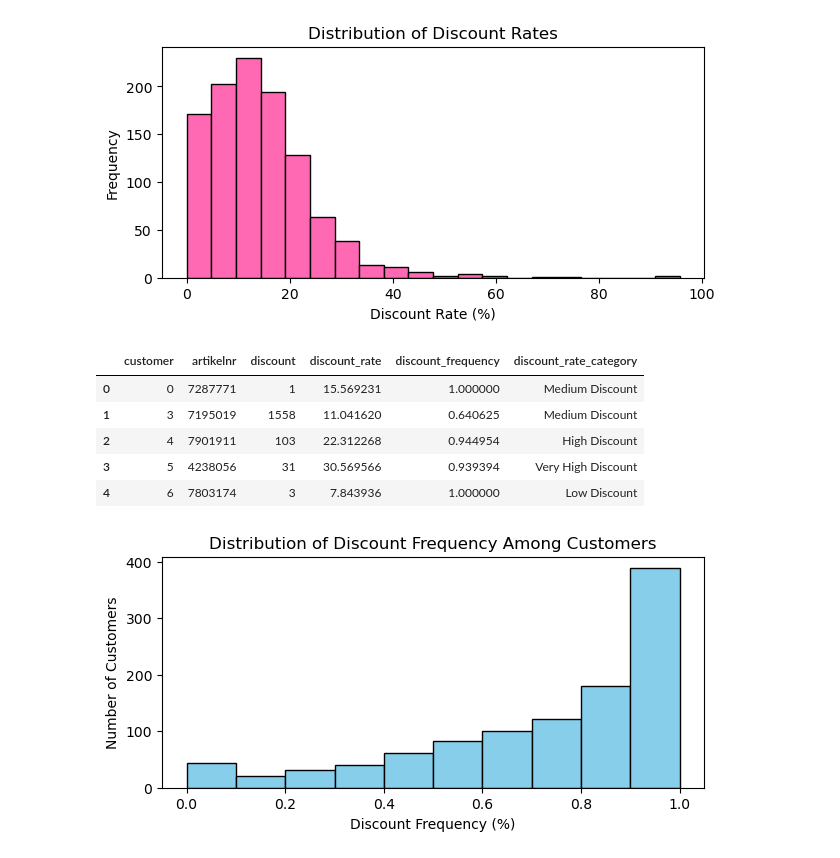
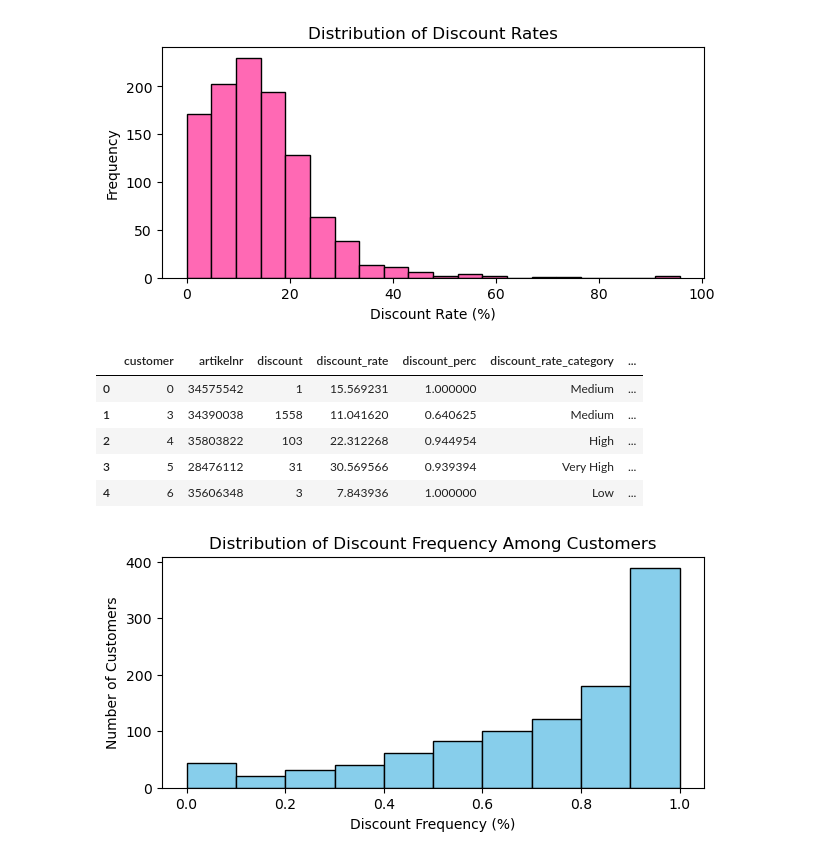
Before and after one commit to Wendyessilfie/Business-statistics-, a Jupyter notebook: new_taoyin_wendy-1.ipynb, the cells around one changed output. Saved outputs shown, nothing was run; the diff lists cells and outputs as text; code cells hidden in the pictures.

```diff
--- a/new_taoyin_wendy-1.ipynb
+++ b/new_taoyin_wendy-1.ipynb
@@ -14,7 +14,7 @@ from sklearn.cluster import KMeans
 from sklearn.decomposition import PCA
 # %%
 #Loading in the data using pandas to read the parquet file
-TY_users = pd.read_parquet("/Users/wendyessilfie/Documents/GitHub/Business-statistics-/TaoYin_User_Transactions.parquet")
+TY_users = pd.read_parquet("/Users/wendyessilfie/Documents/GitHub/Business-statistics-/TaoYin_User_Transactions_v2.parquet")
 # %% [markdown]
 ## 1. Feature enginering by customers
 # %% [markdown]
@@ -431,7 +431,7 @@ df_volume_encoded
 #### 1.3. Creating new feature of customer by discount
 # %%
 # Create a new dataframe with only the necessary columns from the original dataframe
-df_discount = TY_users[['customer', 'artikelnr', 'sum1', 'sum2']].copy()
+df_discount = TY_users[['customer', 'articlenr', 'sum1', 'sum2']].copy()
 
 # Determine if there was a discount: giving a 1 if sum2 (paid) is less than sum1 (original), otherwise 0
 df_discount['discount'] = df_discount.apply(lambda row: 1 if row['sum2'] < row['sum1'] else 0, axis=1)
@@ -441,10 +441,10 @@ df_discount['discount_rate'] = df_discount.apply(lambda row: ((row['sum1'] - row
 
 # Group by 'customer' and aggregate and including discount frequency
 df_discount = df_discount.groupby('customer').agg(
-    artikelnr=('artikelnr', 'first'),                 # Keep the first artikelnr per customer
+    artikelnr=('articlenr', 'first'),                 # Keep the first artikelnr per customer
     discount=('discount', 'sum'),                     # Number of discounted transactions
     discount_rate=('discount_rate', 'mean'),          # Average discount rate per customer
-    discount_frequency=('discount', 'mean')           # Frequency of discount as a percentage of total transactions
+    discount_perc=('discount', 'mean')           # Frequency of discount as a percentage of total transactions
 ).reset_index()
 
 # Display the resulting DataFrame
@@ -469,20 +469,20 @@ plt.show()
 # %%
 # Define customed categorize and labels
 category = [0, 0.01, 10, 20, 30, float('inf')]                 # Bins are based on a business logic
-names = ['No Discount', 'Low Discount', 'Medium Discount', 'High Discount', 'Very High Discount']
+names = ['None Discount', 'Low ', 'Medium ', 'High ', 'Very High ']
 
 # Using pd.cut to categorize 'discount_rate' into the defined bins
 df_discount['discount_rate_category'] = pd.cut(df_discount['discount_rate'], bins=category, labels=names, right=False)
 
 # Display the resulting DataFrame
 df_discount.head()
 # %% [output]
-|  | customer | artikelnr | discount | discount_rate | discount_frequency | discount_rate_category |
-| 0 | 0 | 7287771 | 1 | 15.569231 | 1.000000 | Medium Discount |
-| 1 | 3 | 7195019 | 1558 | 11.041620 | 0.640625 | Medium Discount |
-| 2 | 4 | 7901911 | 103 | 22.312268 | 0.944954 | High Discount |
-| 3 | 5 | 4238056 | 31 | 30.569566 | 0.939394 | Very High Discount |
-| 4 | 6 | 7803174 | 3 | 7.843936 | 1.000000 | Low Discount |
+|  | customer | artikelnr | discount | discount_rate | discount_perc | discount_rate_category | ... |
+| 0 | 0 | 34575542 | 1 | 15.569231 | 1.000000 | Medium | ... |
+| 1 | 3 | 34390038 | 1558 | 11.041620 | 0.640625 | Medium | ... |
+| 2 | 4 | 35803822 | 103 | 22.312268 | 0.944954 | High | ... |
+| 3 | 5 | 28476112 | 31 | 30.569566 | 0.939394 | Very High | ... |
+| 4 | 6 | 35606348 | 3 | 7.843936 | 1.000000 | Low | ... |
 # %%
 # Plot a histogram of the discount frequency
 plt.figure(figsize=(7, 3))
```
Also changed, not shown: parts of 16 cells of this notebook.
